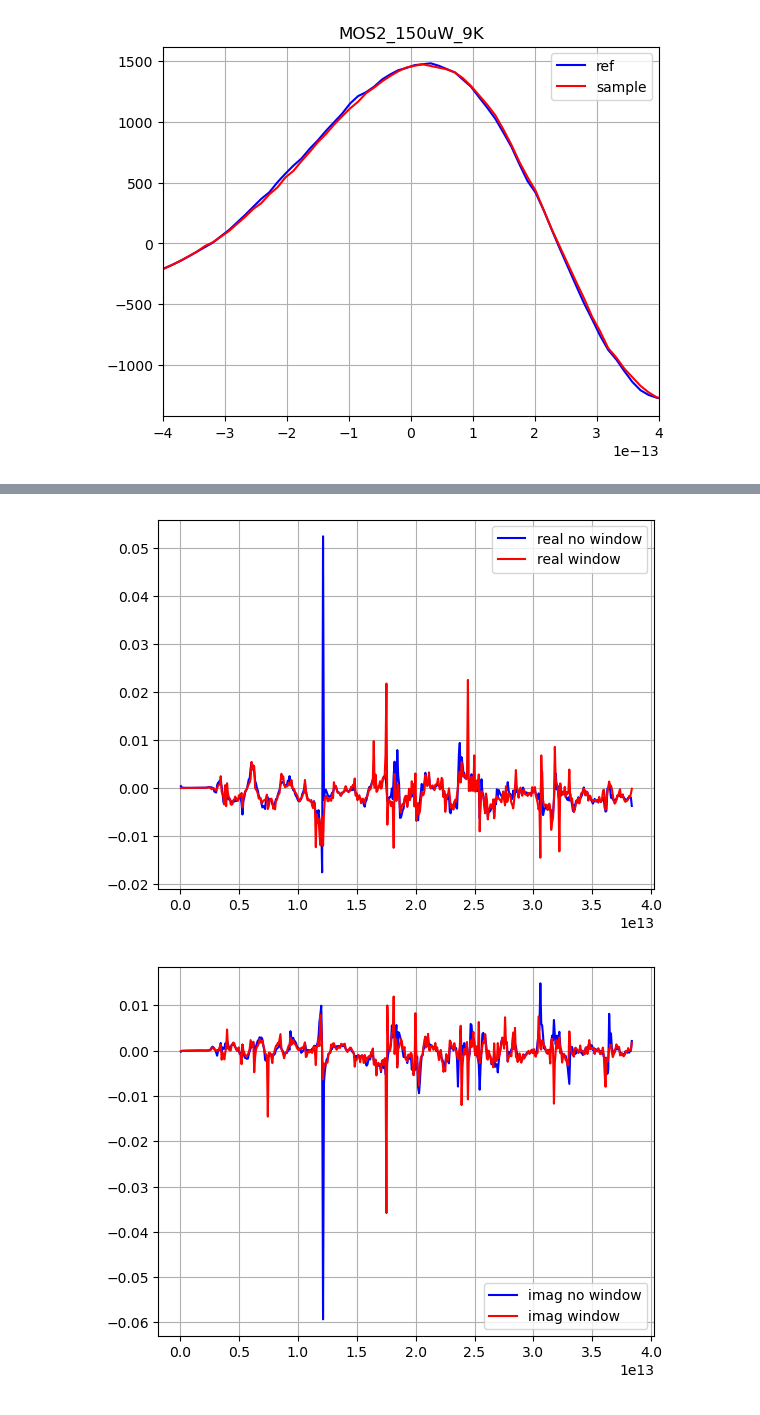
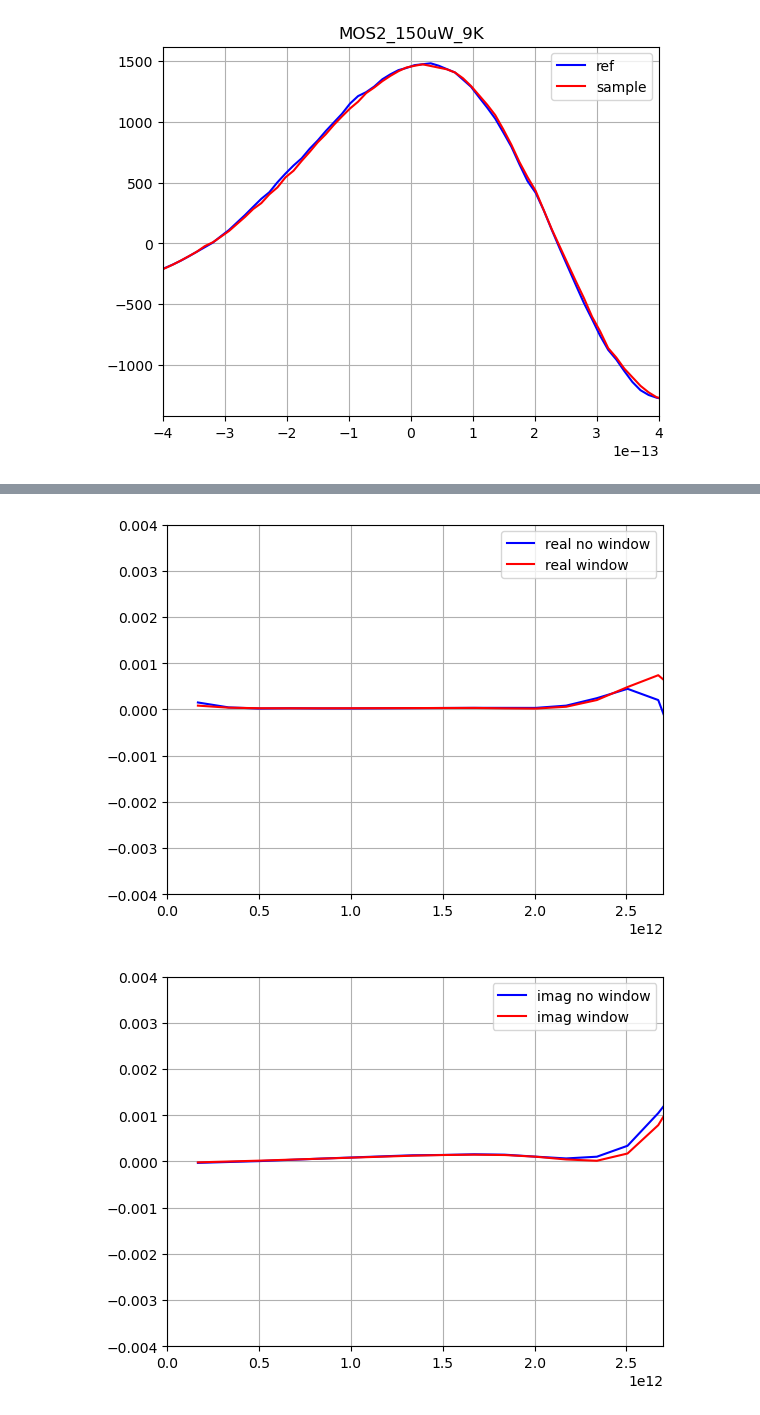
Before and after one commit to sebranchett/cheme-om-fft, a Jupyter notebook: FFT_data.ipynb, the cells around one changed output, grey strips where cells are left out. Saved outputs shown, nothing was run; the diff lists cells and outputs as text; code cells hidden in the pictures.

```diff
--- a/FFT_data.ipynb
+++ b/FFT_data.ipynb
@@ -21,7 +21,7 @@ def plot_my_freq_array(freqs, complex_array, half=False):
     plt.grid()
     plt.show()
 # %%
-ref = np.loadtxt(fname='data/'+experiment+'_TDS.txt', delimiter=' ')
+ref = np.loadtxt(fname='data/'+experiment+'_TDS.txt', delimiter=' ')[:460]
 
 plt.ylim((-500, 3500))
 for col in range(1, ref.shape[1]):
@@ -33,5 +33,5 @@ plt.grid()
 # %%
-sample = np.loadtxt(fname='data/'+experiment+'_TRTS.txt', delimiter=' ')
+sample = np.loadtxt(fname='data/'+experiment+'_TRTS.txt', delimiter=' ')[:460]
 
 plt.ylim((-500, 3500))
 for col in range(1, sample.shape[1]):
@@ -123,18 +125,22 @@ E_sample_w = (2.0/N) * fft(s2ms1_sample*w)
 
 im_array_w = (E_ref_w - E_sample_w)/E_sample_w
 
+plt.xlim((0, 2.7e12))
+plt.ylim((-0.004, .004))
 plt.plot(xf[1:N//2], 2.0/N * np.real(im_array[1:N//2]), '-b', label='real no window')
 plt.plot(xf[1:N//2], 2.0/N * np.real(im_array_w[1:N//2]), '-r', label='real window')
 plt.legend()
 plt.grid()
 plt.show()
 # %% [output]
-[figure, old version]
+[figure, new version]
 # %%
+plt.xlim((0, 2.7e12))
+plt.ylim((-0.004, .004))
 plt.plot(xf[1:N//2], 2.0/N * np.imag(im_array[1:N//2]), '-b', label='imag no window')
 plt.plot(xf[1:N//2], 2.0/N * np.imag(im_array_w[1:N//2]), '-r', label='imag window')
 plt.legend()
 plt.grid()
 plt.show()
 # %% [output]
-[figure, old version]
+[figure, new version]
```
Also changed, not shown: parts of 8 cells of this notebook, 2 other files.
